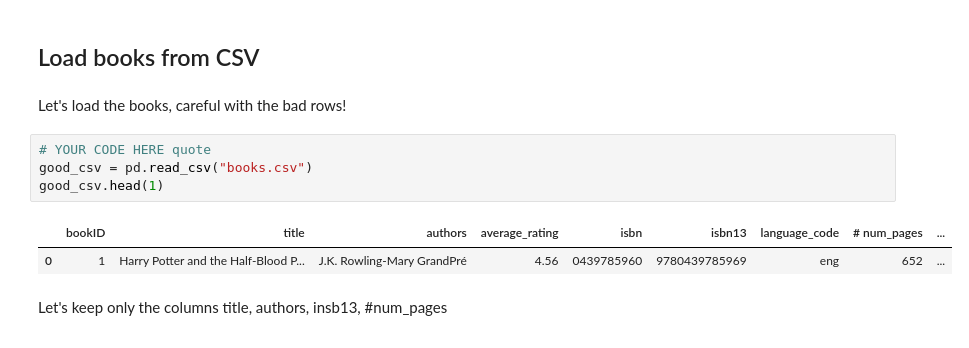
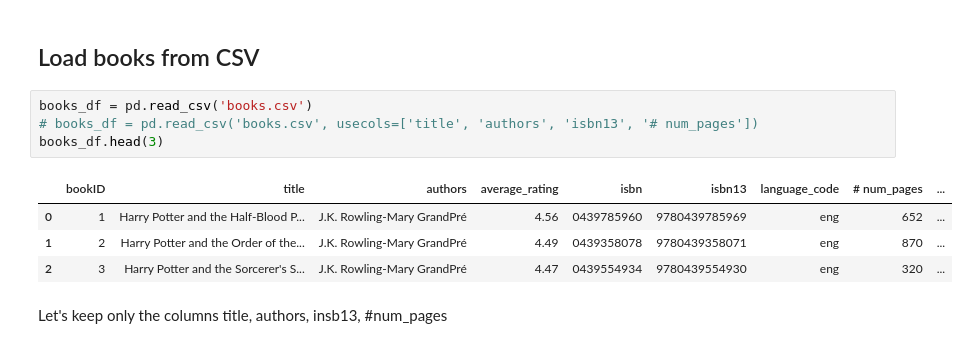
Before and after one commit to yannklein/data-sourcing-pd-1639, a Jupyter notebook: recap/Recap.ipynb, the cells around one changed output. Drawn from its saved outputs; the diff is of its cells as text.

```diff
--- a/recap/Recap.ipynb
+++ b/recap/Recap.ipynb
@@ -34,14 +34,14 @@ import pandas as pd
 import numpy as np
 # %% [markdown]
 ## Load books from CSV
-# %% [markdown]
-Let's load the books, careful with the bad rows!
-# %%
-# YOUR CODE HERE quote
-good_csv = pd.read_csv("books.csv")
-good_csv.head(1)
-# %% [output]
-|  | bookID | title | authors | average_rating | isbn | isbn13 | language_code | # num_pages | ... |
-| 0 | 1 | Harry Potter and the Half-Blood P... | J.K. Rowling-Mary GrandPré | 4.56 | 0439785960 | 9780439785969 | eng | 652 | ... |
+# %%
+books_df = pd.read_csv('books.csv')
+# books_df = pd.read_csv('books.csv', usecols=['title', 'authors', 'isbn13', '# num_pages'])
+books_df.head(3)
+# %% [output]
+|  | bookID | title | authors | average_rating | isbn | isbn13 | language_code | # num_pages | ... |
+| 0 | 1 | Harry Potter and the Half-Blood P... | J.K. Rowling-Mary GrandPré | 4.56 | 0439785960 | 9780439785969 | eng | 652 | ... |
+| 1 | 2 | Harry Potter and the Order of the... | J.K. Rowling-Mary GrandPré | 4.49 | 0439358078 | 9780439358071 | eng | 870 | ... |
+| 2 | 3 | Harry Potter and the Sorcerer's S... | J.K. Rowling-Mary GrandPré | 4.47 | 0439554934 | 9780439554930 | eng | 320 | ... |
 # %% [markdown]
 Let's keep only the columns title, authors, insb13, #num_pages
```
Also changed, not shown: parts of 25 cells of this notebook, 1 other file.
